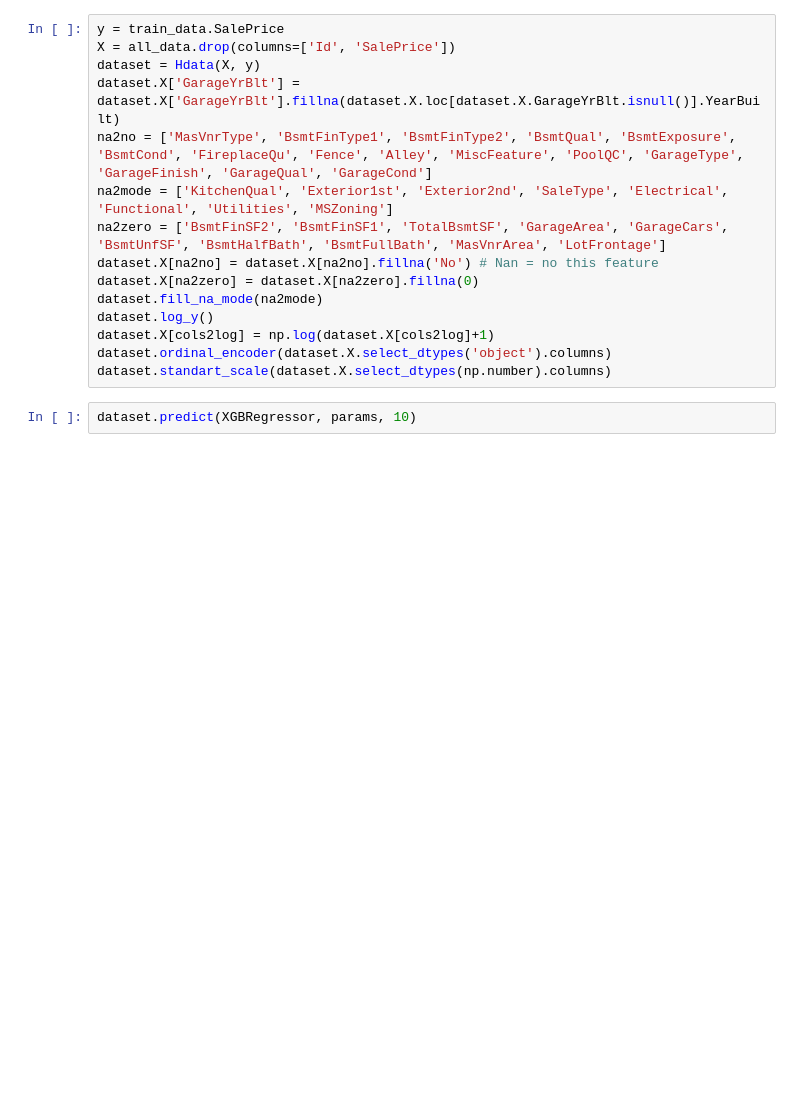
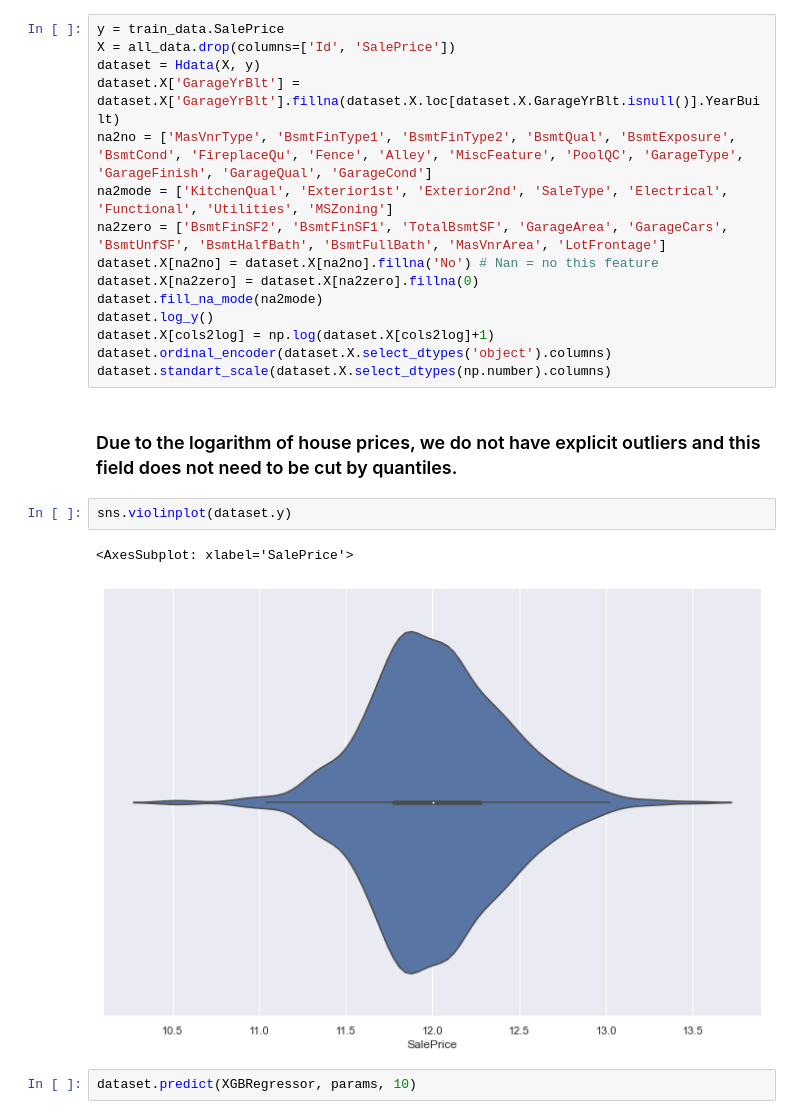
Before and after one commit to hydrazine114/HousePrices, a Jupyter notebook: HousePricesPredict.ipynb, the cells around one changed output. Drawn from its saved outputs; the diff is of its cells as text; blank space fills up the shorter version.

```diff
--- a/HousePricesPredict.ipynb
+++ b/HousePricesPredict.ipynb
@@ -153,6 +170,13 @@ dataset.log_y()
 dataset.X[cols2log] = np.log(dataset.X[cols2log]+1)
 dataset.ordinal_encoder(dataset.X.select_dtypes('object').columns)
 dataset.standart_scale(dataset.X.select_dtypes(np.number).columns)
+# %% [markdown]
+### Due to the logarithm of house prices, we do not have explicit outliers and this field does not need to be cut by quantiles.
+# %%
+sns.violinplot(dataset.y)
+# %% [output]
+<AxesSubplot: xlabel='SalePrice'>
+[figure, added]
 # %%
 dataset.predict(XGBRegressor, params, 10)
 # %% [output]
```
Also changed, not shown: parts of 9 cells of this notebook, 1 other file.
